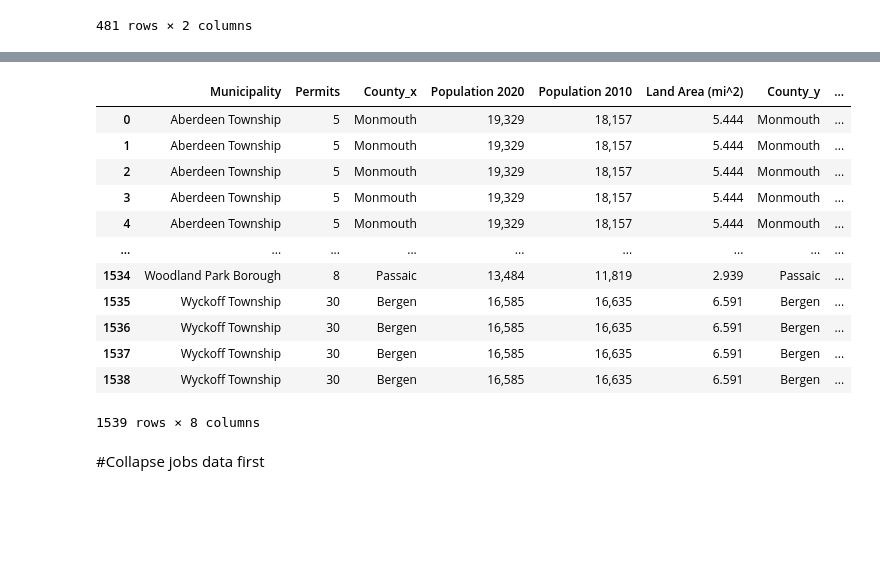
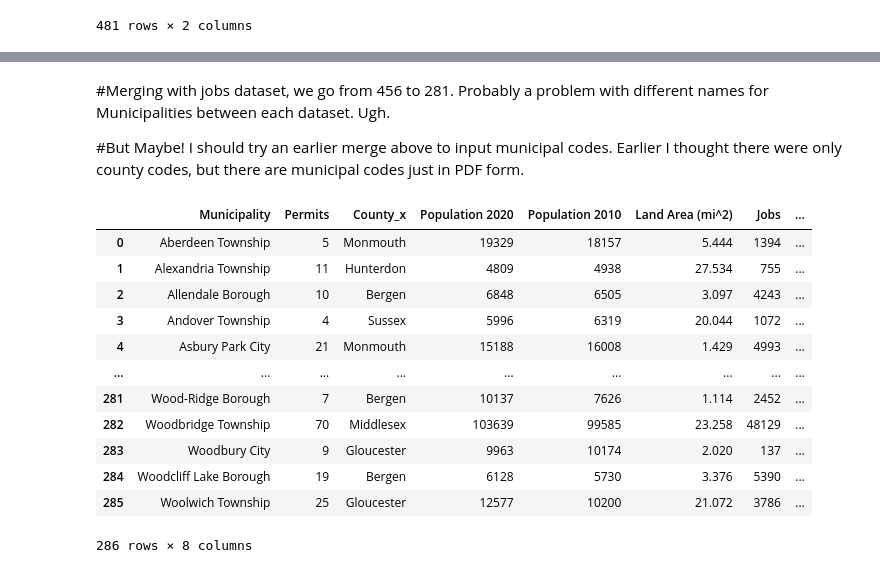
Before and after one commit to BrianKEverett/County-Line, a Jupyter notebook: Dissertation3_Everett.ipynb, the cells around one changed output, grey strips where cells are left out. Saved outputs shown, nothing was run; the diff lists cells and outputs as text; code cells hidden in the pictures; blank space fills up the shorter version.

Commit message:
solve 1 problem, create 2 more...

```diff
--- a/Dissertation3_Everett.ipynb
+++ b/Dissertation3_Everett.ipynb
@@ -122,7 +129,7 @@ del njtowns['Unnamed: 7']
 del njtowns['Unnamed: 8']
 del njtowns['Unnamed: 9']
 del njtowns['Unnamed: 10']
-del njtowns['County']
+njtowns.replace(',','', regex=True, inplace=True)
 
 #jobs = jobs.set_index('Municipality')
 del jobs['JobsVintage']
@@ -207,0 +215,3 @@ permits3
+# %%
+del permits3['County_y']
+permits3 = permits3.rename(columns={'County_x': 'County'})
@@ -207,0 +222,6 @@ permits3
+# %%
+jobs['id'] = jobs.groupby(['Municipality','County']).ngroup()
+agg_functions = {'Jobs': 'sum', 'Municipality': 'first', 'County': 'first'}
+jobs2 = jobs.groupby(jobs['id']).aggregate(agg_functions)
+jobs2 = jobs2.drop(labels=0, axis=0)
+jobs2
@@ -208,19 +280,21 @@ permits3
+# %% [markdown]
+#Merging with jobs dataset, we go from 456 to 281. Probably a problem with different names for Municipalities between each dataset. Ugh.
+
+#But Maybe! I should try an earlier merge above to input municipal codes. Earlier I thought there were only county codes, but there are municipal codes just in PDF form.
 # %%
-permits4 = permits3.merge(taxes, how='inner', on=['Municipality'])
+permits4 = permits3.merge(jobs2, how='inner', on=['Municipality'])
 permits4
 # %% [output]
-|  | Municipality | Permits | County_x | Population 2020 | Population 2010 | Land Area (mi^2) | County_y | ... |
-| 0 | Aberdeen Township | 5 | Monmouth | 19,329 | 18,157 | 5.444 | Monmouth | ... |
-| 1 | Aberdeen Township | 5 | Monmouth | 19,329 | 18,157 | 5.444 | Monmouth | ... |
-| 2 | Aberdeen Township | 5 | Monmouth | 19,329 | 18,157 | 5.444 | Monmouth | ... |
-| 3 | Aberdeen Township | 5 | Monmouth | 19,329 | 18,157 | 5.444 | Monmouth | ... |
-| 4 | Aberdeen Township | 5 | Monmouth | 19,329 | 18,157 | 5.444 | Monmouth | ... |
+|  | Municipality | Permits | County_x | Population 2020 | Population 2010 | Land Area (mi^2) | Jobs | ... |
+| 0 | Aberdeen Township | 5 | Monmouth | 19329 | 18157 | 5.444 | 1394 | ... |
+| 1 | Alexandria Township | 11 | Hunterdon | 4809 | 4938 | 27.534 | 755 | ... |
+| 2 | Allendale Borough | 10 | Bergen | 6848 | 6505 | 3.097 | 4243 | ... |
+| 3 | Andover Township | 4 | Sussex | 5996 | 6319 | 20.044 | 1072 | ... |
+| 4 | Asbury Park City | 21 | Monmouth | 15188 | 16008 | 1.429 | 4993 | ... |
 | ... | ... | ... | ... | ... | ... | ... | ... | ... |
-| 1534 | Woodland Park Borough | 8 | Passaic | 13,484 | 11,819 | 2.939 | Passaic | ... |
-| 1535 | Wyckoff Township | 30 | Bergen | 16,585 | 16,635 | 6.591 | Bergen | ... |
-| 1536 | Wyckoff Township | 30 | Bergen | 16,585 | 16,635 | 6.591 | Bergen | ... |
-| 1537 | Wyckoff Township | 30 | Bergen | 16,585 | 16,635 | 6.591 | Bergen | ... |
-| 1538 | Wyckoff Township | 30 | Bergen | 16,585 | 16,635 | 6.591 | Bergen | ... |
+| 281 | Wood-Ridge Borough | 7 | Bergen | 10137 | 7626 | 1.114 | 2452 | ... |
+| 282 | Woodbridge Township | 70 | Middlesex | 103639 | 99585 | 23.258 | 48129 | ... |
+| 283 | Woodbury City | 9 | Gloucester | 9963 | 10174 | 2.020 | 137 | ... |
+| 284 | Woodcliff Lake Borough | 19 | Bergen | 6128 | 5730 | 3.376 | 5390 | ... |
+| 285 | Woolwich Township | 25 | Gloucester | 12577 | 10200 | 21.072 | 3786 | ... |
-1539 rows × 8 columns
+286 rows × 8 columns
-# %% [markdown]
-#Collapse jobs data first
```
Also changed, not shown: parts of 25 cells of this notebook.
